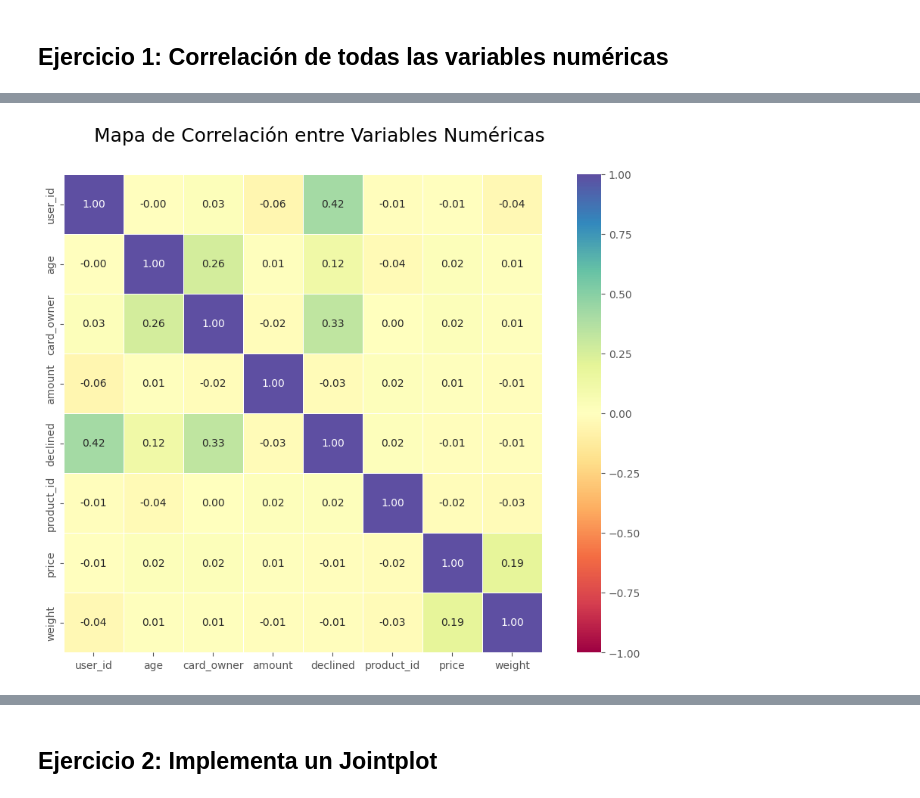
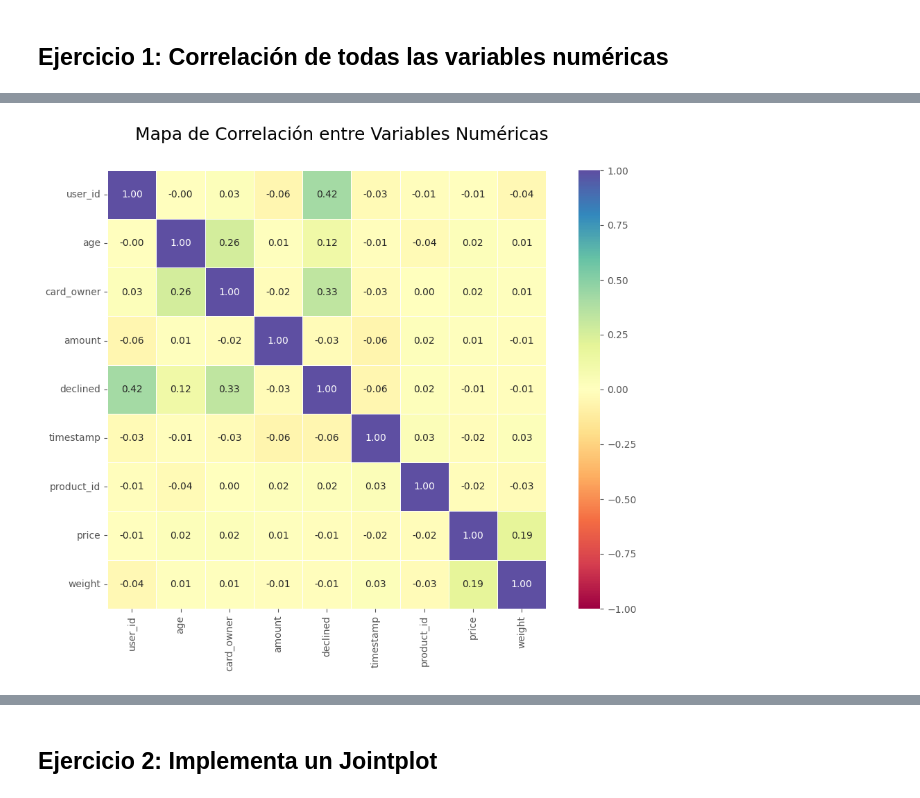
Before and after one commit to natalyamn/DataAnalytics_ITAcademy, a Jupyter notebook: 08. Sprint 8 Python/8.1 Visualizaciones en Python/Sprint8.01_NM.ipynb, the cells around one changed output, grey strips where cells are left out. Saved outputs shown, nothing was run; the diff lists cells and outputs as text; code cells hidden in the pictures.

```diff
--- a/08. Sprint 8 Python/8.1 Visualizaciones en Python/Sprint8.01_NM.ipynb
+++ b/08. Sprint 8 Python/8.1 Visualizaciones en Python/Sprint8.01_NM.ipynb
@@ -403,15 +462,15 @@ plt.show()
 trans_prod_user = pd.merge(trans_product_user, dataframe['product'], on='product_id')
 trans_prod_user_credcard = pd.merge(trans_prod_user, dataframe['credit_card'], on='card_id')
 # %%
-correlation_matrix = trans_prod_user_credcard[['user_id','age','card_owner','amount','declined','product_id','price','weight']].corr()
+correlation_matrix = trans_prod_user_credcard[['user_id','age','card_owner','amount','declined','timestamp','product_id','price','weight']].corr()
 
 plt.figure(figsize=(12,8))
 
 g = sns.heatmap(correlation_matrix, cmap='Spectral', annot=True, fmt='.2f', vmin= -1, vmax= 1, center= 0, square=True, linewidths= 0.5)
 
 g.figure.subplots_adjust(top=0.9)
 g.figure.suptitle('Mapa de Correlación entre Variables Numéricas', fontsize=18)
 
 plt.show()
 # %% [output]
-[figure, old version]
+[figure, new version]
```
Also changed, not shown: parts of 12 cells of this notebook.
